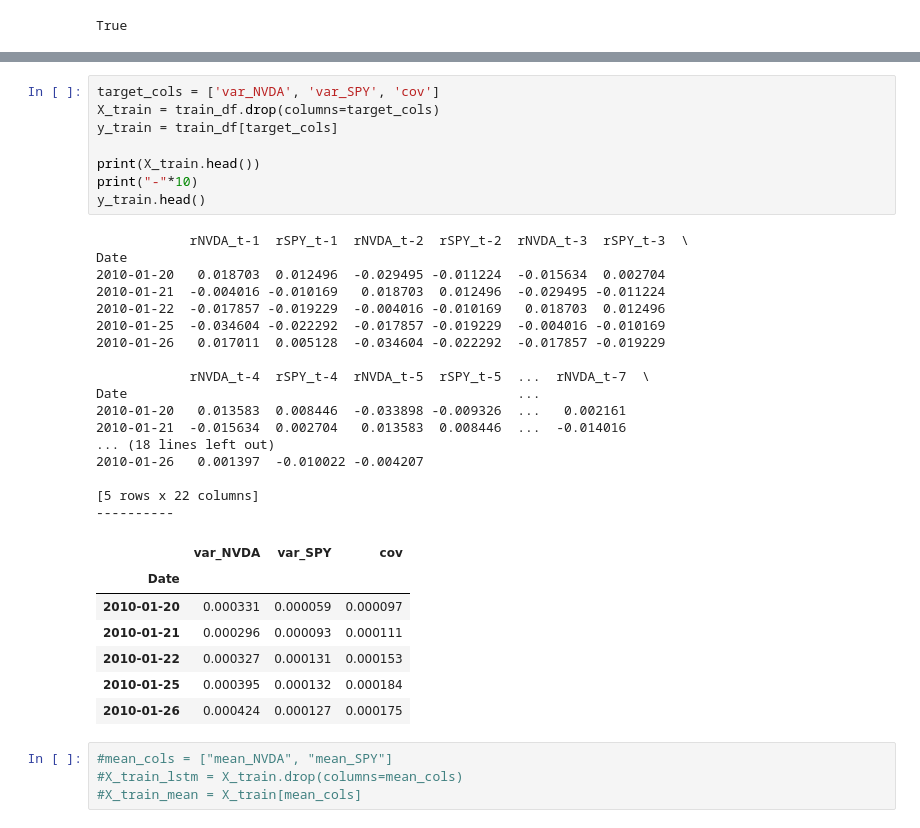
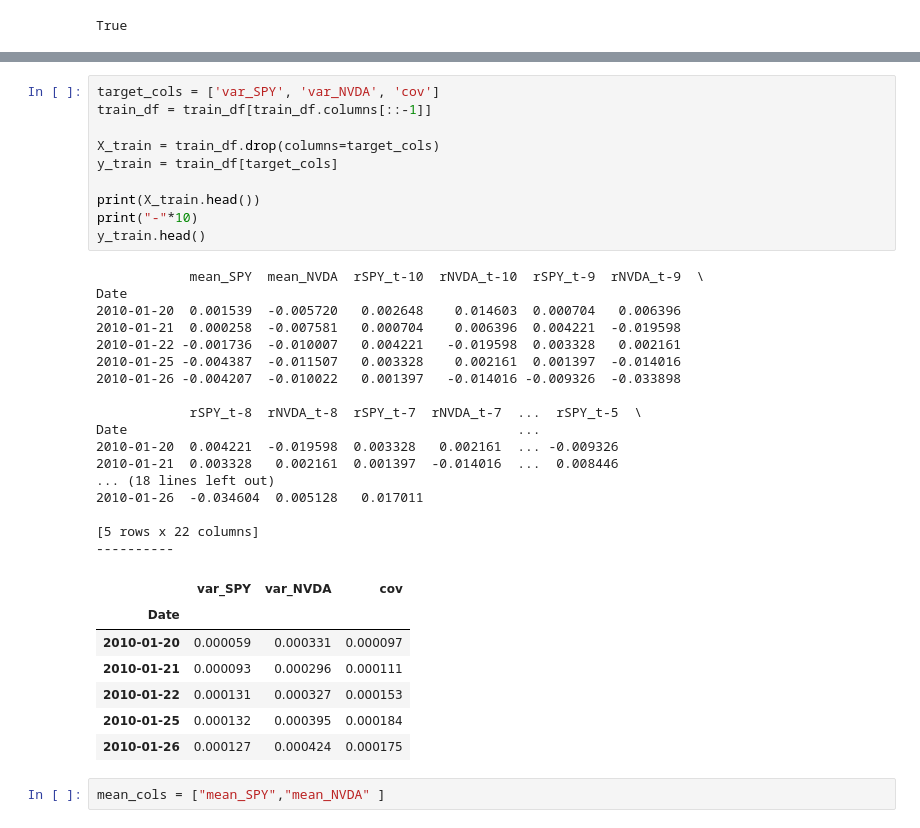
Before and after one commit to Lukirby/Stress-Testing-a-Markowitz-Portfolio, a Jupyter notebook: Loda__projectAI&F.ipynb, the cells around one changed output, grey strips where cells are left out. Drawn from its saved outputs; the diff is of its cells as text.

```diff
--- a/Loda__projectAI&F.ipynb
+++ b/Loda__projectAI&F.ipynb
@@ -218,38 +215,38 @@ train_df
 3511 rows × 25 columns
 # %%
-target_cols = ['var_NVDA', 'var_SPY', 'cov']
+target_cols = ['var_SPY', 'var_NVDA', 'cov']
+train_df = train_df[train_df.columns[::-1]]
+
 X_train = train_df.drop(columns=target_cols)
 y_train = train_df[target_cols]
 
 print(X_train.head())
 print("-"*10)
 y_train.head()
 # %% [output]
-            rNVDA_t-1  rSPY_t-1  rNVDA_t-2  rSPY_t-2  rNVDA_t-3  rSPY_t-3  \
+            mean_SPY  mean_NVDA  rSPY_t-10  rNVDA_t-10  rSPY_t-9  rNVDA_t-9  \
 Date
-2010-01-20   0.018703  0.012496  -0.029495 -0.011224  -0.015634  0.002704
-2010-01-21  -0.004016 -0.010169   0.018703  0.012496  -0.029495 -0.011224
-2010-01-22  -0.017857 -0.019229  -0.004016 -0.010169   0.018703  0.012496
-2010-01-25  -0.034604 -0.022292  -0.017857 -0.019229  -0.004016 -0.010169
-2010-01-26   0.017011  0.005128  -0.034604 -0.022292  -0.017857 -0.019229
+2010-01-20  0.001539  -0.005720   0.002648    0.014603  0.000704   0.006396
+2010-01-21  0.000258  -0.007581   0.000704    0.006396  0.004221  -0.019598
+2010-01-22 -0.001736  -0.010007   0.004221   -0.019598  0.003328   0.002161
+2010-01-25 -0.004387  -0.011507   0.003328    0.002161  0.001397  -0.014016
+2010-01-26 -0.004207  -0.010022   0.001397   -0.014016 -0.009326  -0.033898
 
-            rNVDA_t-4  rSPY_t-4  rNVDA_t-5  rSPY_t-5  ...  rNVDA_t-7  \
+            rSPY_t-8  rNVDA_t-8  rSPY_t-7  rNVDA_t-7  ...  rSPY_t-5  \
 Date                                                  ...
-2010-01-20   0.013583  0.008446  -0.033898 -0.009326  ...   0.002161
-2010-01-21  -0.015634  0.002704   0.013583  0.008446  ...  -0.014016
+2010-01-20  0.004221  -0.019598  0.003328   0.002161  ... -0.009326
+2010-01-21  0.003328   0.002161  0.001397  -0.014016  ...  0.008446
 ... (18 lines left out)
-2010-01-26   0.001397  -0.010022 -0.004207
+2010-01-26  -0.034604  0.005128   0.017011
 
 [5 rows x 22 columns]
 ----------
-|  | var_NVDA | var_SPY | cov |
+|  | var_SPY | var_NVDA | cov |
 | Date |  |  |  |
-| 2010-01-20 | 0.000331 | 0.000059 | 0.000097 |
-| 2010-01-21 | 0.000296 | 0.000093 | 0.000111 |
-| 2010-01-22 | 0.000327 | 0.000131 | 0.000153 |
-| 2010-01-25 | 0.000395 | 0.000132 | 0.000184 |
-| 2010-01-26 | 0.000424 | 0.000127 | 0.000175 |
+| 2010-01-20 | 0.000059 | 0.000331 | 0.000097 |
+| 2010-01-21 | 0.000093 | 0.000296 | 0.000111 |
+| 2010-01-22 | 0.000131 | 0.000327 | 0.000153 |
+| 2010-01-25 | 0.000132 | 0.000395 | 0.000184 |
+| 2010-01-26 | 0.000127 | 0.000424 | 0.000175 |
 # %%
-#mean_cols = ["mean_NVDA", "mean_SPY"]
-#X_train_lstm = X_train.drop(columns=mean_cols)
-#X_train_mean = X_train[mean_cols]
+mean_cols = ["mean_SPY","mean_NVDA" ]
```
Also changed, not shown: parts of 9 cells of this notebook.
